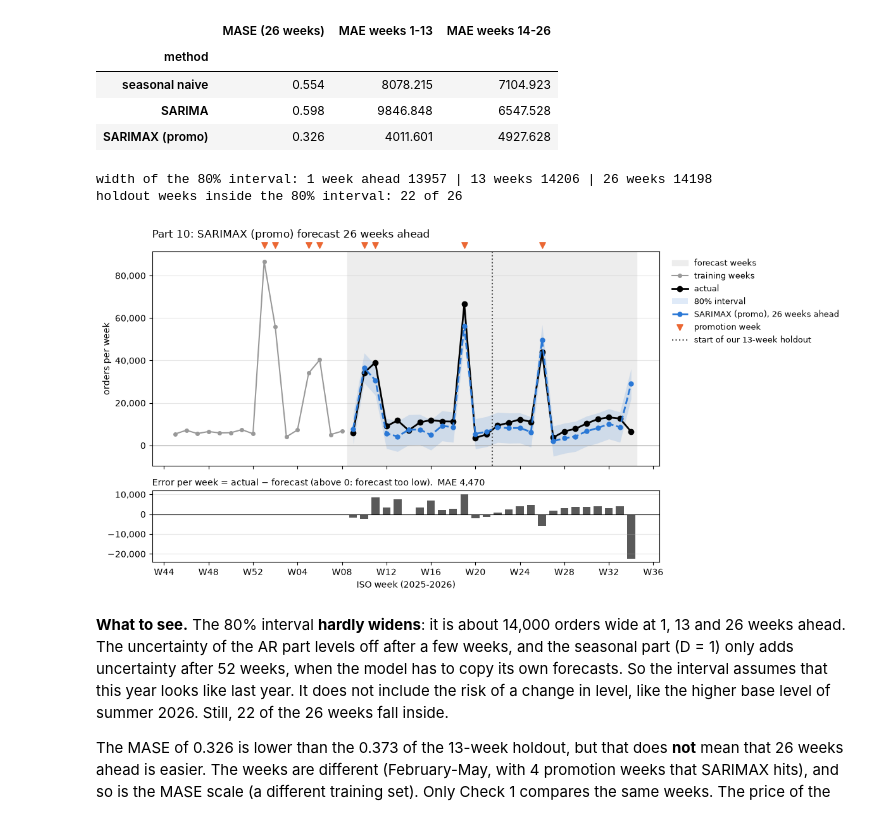
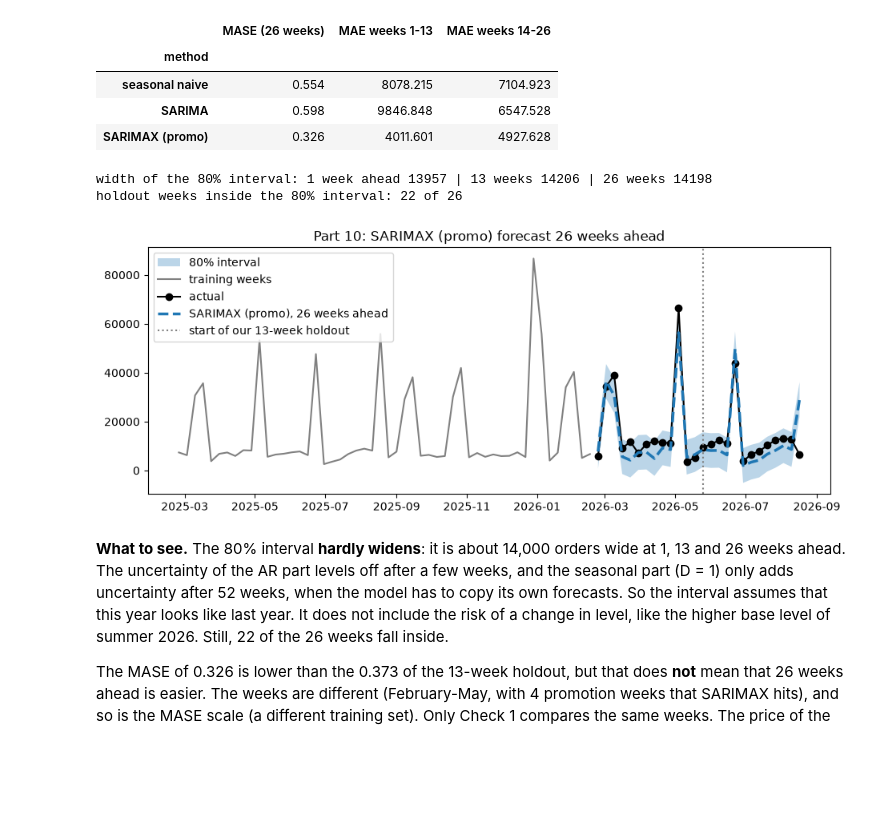
Before and after one commit to andr322a/arla-forecasting-challenge, a Jupyter notebook: forecasting_step_by_step.ipynb, the cells around one changed output. Cells and saved outputs as stored; diff of their text form; code cells hidden in the pictures; blank space fills up the shorter version.

```diff
--- a/forecasting_step_by_step.ipynb
+++ b/forecasting_step_by_step.ipynb
@@ -916,25 +855,24 @@ pd.DataFrame(rows).set_index("method").round(3)
 # %%
 ci26 = 1000 * f_sarimax26.conf_int(alpha=0.2)                          # the 80% interval, in orders
 width = ci26.iloc[:, 1] - ci26.iloc[:, 0]
 inside = (test26 >= ci26.iloc[:, 0]) & (test26 <= ci26.iloc[:, 1])
 print("width of the 80% interval: 1 week ahead", round(width.iloc[0]), "| 13 weeks", round(width.iloc[12]),
       "| 26 weeks", round(width.iloc[25]))
 print("holdout weeks inside the 80% interval:", int(inside.sum()), "of", H26)
 
-fig, (ax, ax_err) = plt.subplots(2, 1, figsize=(12, 6), sharex=True, gridspec_kw={"height_ratios": [3, 1]})
-draw_forecast(ax, train26, test26, forecasts26["SARIMAX (promo)"], "SARIMAX (promo), 26 weeks ahead", ci26, tick_every=4)
-ax.axvline(test.index[0] - pd.Timedelta(days=3.5), color="0.3", ls=":", lw=1.5, label="start of our 13-week holdout")
-ax.set_title("Part 10: SARIMAX (promo) forecast 26 weeks ahead", loc="left", pad=16)
-ax.legend(**LEGEND)
-draw_errors(ax_err, test26, forecasts26["SARIMAX (promo)"])
-ax_err.set_xlabel("ISO week (2025-2026)")
-fig.tight_layout()
+fig, ax = plt.subplots(figsize=(11, 4))
+ax.fill_between(test26.index, ci26.iloc[:, 0], ci26.iloc[:, 1], alpha=0.3, label="80% interval")
+ax.plot(train26.iloc[-52:], color="grey", label="training weeks")
+ax.plot(test26, marker="o", color="black", label="actual")
+ax.plot(test26.index, forecasts26["SARIMAX (promo)"], ls="--", lw=2.5, label="SARIMAX (promo), 26 weeks ahead")
+ax.axvline(test.index[0], color="grey", ls=":", label="start of our 13-week holdout")
+ax.set_title("Part 10: SARIMAX (promo) forecast 26 weeks ahead"); ax.legend(loc="upper left")
 fig.savefig(RESULTS / "nb_26_week_forecast.png", dpi=130, bbox_inches="tight")
 plt.show()
 # %% [output]
 width of the 80% interval: 1 week ahead 13957 | 13 weeks 14206 | 26 weeks 14198
 holdout weeks inside the 80% interval: 22 of 26
-[figure, old version]
+[figure, new version]
 # %% [markdown]
 **What to see.** The 80% interval **hardly widens**: it is about 14,000 orders wide at 1, 13 and 26 weeks ahead. The uncertainty of the AR part levels off after a few weeks, and the seasonal part (D = 1) only adds uncertainty after 52 weeks, when the model has to copy its own forecasts. So the interval assumes that this year looks like last year. It does not include the risk of a change in level, like the higher base level of summer 2026. Still, 22 of the 26 weeks fall inside.
 
```
Also changed, not shown: parts of 9 cells of this notebook.
